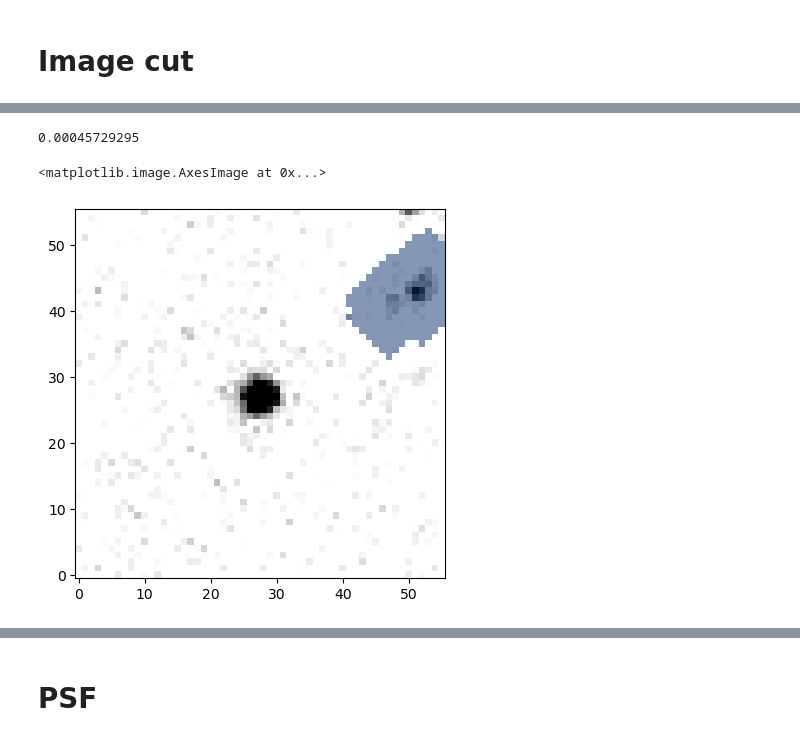
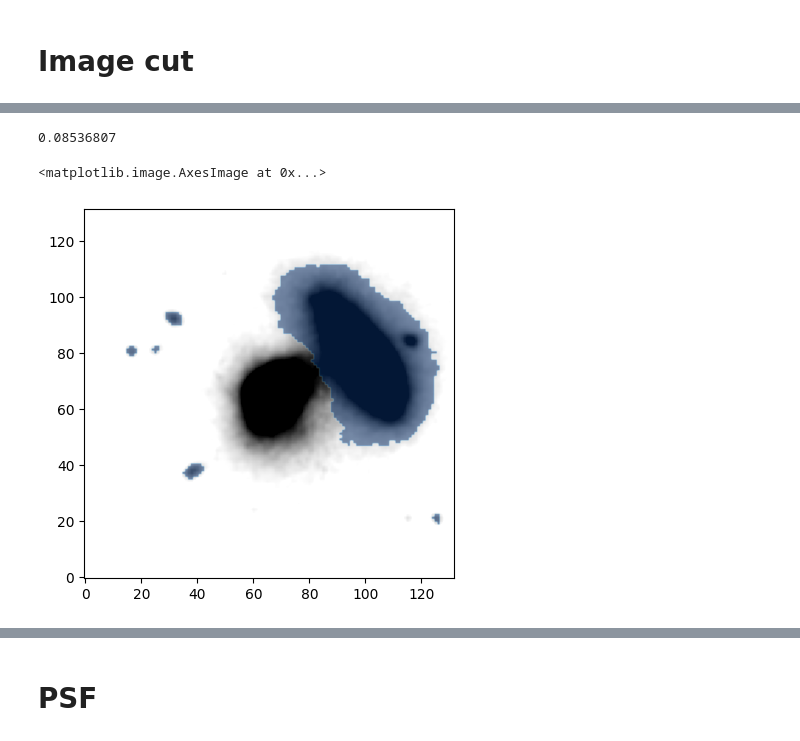
Before and after one commit to yuanzeding/XILLVER_HDtestset, a Jupyter notebook: improc.ipynb, the cells around one changed output, grey strips where cells are left out. Drawn from its saved outputs; the diff is of its cells as text; code cells hidden in the pictures.

```diff
--- a/improc.ipynb
+++ b/improc.ipynb
@@ -92,25 +109,25 @@ def write_fits(image, ra, dec, outputname, header = None,cutimg=None, addpixsc =
 # %% [markdown]
 # Image cut
 # %%
-cutr=2.1
+cutr=40
 #covimgpath= obspath+"/"+datatype+"/"+"q1549_irac_"+subtype+"_cov.fits"
-img = IM.image(fname)
-hdu = fits.open(fname)
+
+
 imcut, cp = img.img_cut(ra,dec,cutr)
-sky_mean, sky_median, sky_std = sigma_clipped_stats(imcut, sigma=3, maxiters=5)
+sky_mean, sky_median, sky_std = sigma_clipped_stats(imcut, sigma=3)
 header = img.data.header
-#if False:
-#    print("reading covariance image at",covimgpath)
-#    covimg=fits.open(covimgpath)[0].data
-#    img.cut_sigma_image = np.sqrt(covimg[cp[2]:cp[3],cp[0]:cp[1]])*conver[subtype]
 
-#else:
-sigimg = img.cal_sigma_image(img.data.header["EXPTIME"], gain = 1.)
+sigimg = img.cal_sigma_image(hdu[0].header["EXPTIME"], gain = 1.)
 img.cut_sigma_image = sigimg[cp[2]:cp[3],cp[0]:cp[1]]
-#img.cut_mask_image = np.zeros_like(img.cut_sigma_image)
-img.cut_mask_image = img.generate_cutmask(0.5,nsigma=2,sky_level=sky_mean,deblend=False,addgrow=3)
+img.cut_mask_image = np.zeros_like(img.cut_sigma_image)
+img.cut_mask_image = img.generate_cutmask(10,nsigma=4,deblend=True,addgrow=1,nlevels=4,source_dia=6,contrast=0.001)
+
 #outname = obspath+"/"+datatype+'/'+'q1549_'+datatype+'_'+subtype+'_cutimg.fits'
-outname = KBSSpath+"/"+field+'/'+sourcename+'/'+datatype+'/'+sourcename+'_'+instrument+'_'+filter
+#outname = KBSSpath+"/"+field+'/'+sourcename+'/'+datatype+'/'+sourcename+'_'+instrument+'_'+filter
+if datatype == "spitzer":
+    outname = multiAGNpath+"/"+field+"/"+datatype+"/"+inst+f"/pbcd/{fprefix:s}"
+else:
+    outname = datapath+"/"+fprefix
 print("writing cut image to",outname)
 #writing sigma image
 write_fits(sigimg[cp[2]:cp[3],cp[0]:cp[1]],ra,dec,outname+'_cutsigma.fits',cutimg=img,header=header)
@@ -125,10 +143,0 @@ writing cut image to /disk/bifrost/yuanze/KBSS/Q1549/MD17/hst/MD17_acs_f606w
-# %%
-sky_mean, sky_median, sky_std = sigma_clipped_stats(img.data, sigma=3, maxiters=5)
-norm = simple_norm([sky_std, 10*sky_std], 'linear', percent=100)
-plt.imshow(img.data-sky_median,origin='lower',cmap='gray_r',norm=norm)
-wcsinfo=img.data.wcs
-sc = SkyCoord(ra=ra, dec=dec, unit='deg',frame="icrs", equinox='J2000')
-s_coord=wcsinfo.world_to_pixel(sc)
-plt.plot(s_coord[0],s_coord[1],"+",c="g",ms=30,lw=0.1)
-#plt.imshow(img.cut_mask_image,origin='lower',cmap='Blues',alpha=img.cut_mask_image.astype(float)*0.5)
-plt.show()
@@ -138,10 +144,12 @@ WARNING: Input data contains invalid values (NaNs or infs), which were automatic
 # %%
 #imcut_new=imcut.at[img.cut_mask_image].set(0)
 print(sky_median)
+sky_mean, sky_median, sky_std = sigma_clipped_stats(img.cut_image, sigma=3, maxiters=5)
+norm = simple_norm([sky_std, 10*sky_std], 'linear', percent=100)
 plt.imshow(img.cut_image-sky_median,origin='lower',cmap='gray_r',norm=norm)
 #plt.imshow(img.cut_sigma_image,origin='lower',cmap='gray_r')
 plt.imshow(img.cut_mask_image,origin='lower',cmap='Blues',alpha=img.cut_mask_image.astype(float)*0.5)
 # %% [output]
-0.00045729295
+0.08536807
 <matplotlib.image.AxesImage at 0x...>
-[figure, old version]
+[figure, new version]
```
Also changed, not shown: parts of 11 cells of this notebook, 25 other files.
